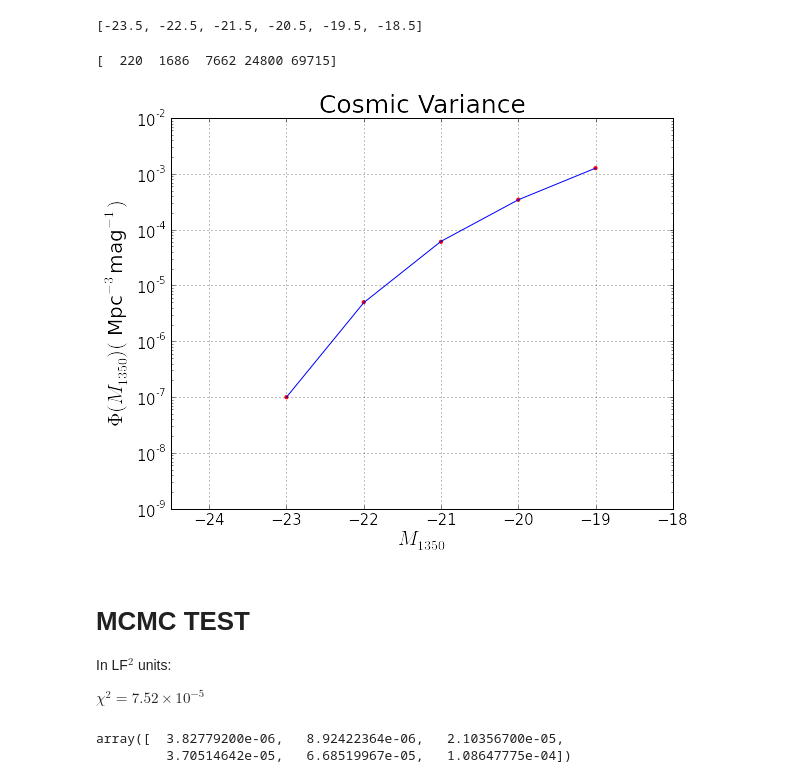
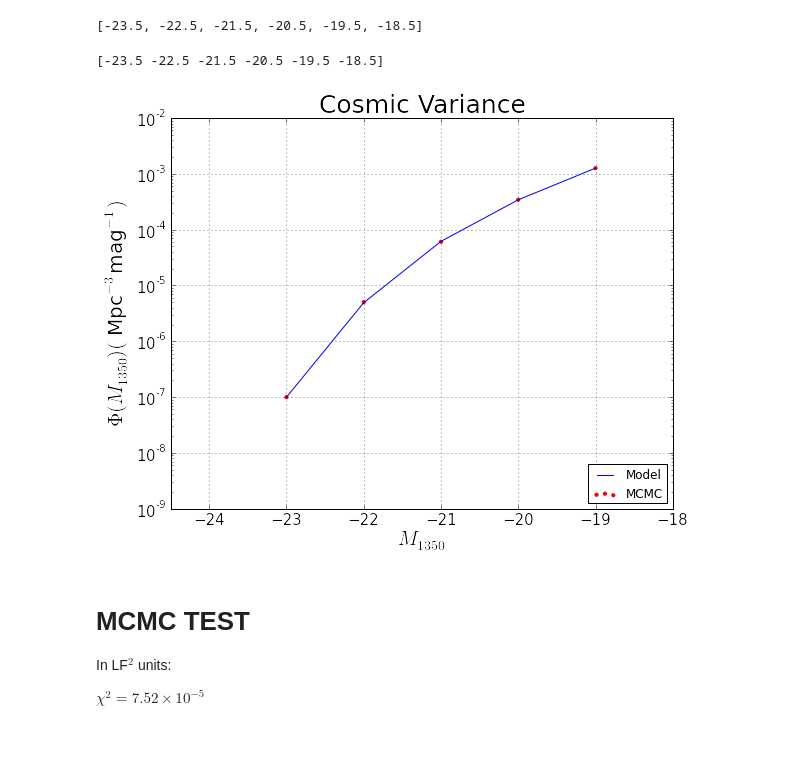
Before and after one commit to flgomezc/sfr-dmhm, a Jupyter notebook: test_program_trieste/Fitting Test.ipynb, the cells around one changed output. Saved outputs shown, nothing was run; the diff lists cells and outputs as text; code cells hidden in the pictures; blank space fills up the shorter version.

```diff
--- a/test_program_trieste/Fitting Test.ipynb
+++ b/test_program_trieste/Fitting Test.ipynb
@@ -40,33 +40,33 @@ L[:] = Luminosity(M[:], L_0, M_0, beta, gamma)
 Magnitude_UV_galaxy_list = 51.82 - 2.5 * np.log10(L[:])
 # %%
 HIST = histogram(Magnitude_UV_galaxy_list, HIST0_bins)
-print HIST[0]
+print HIST[1]
 # %% [output]
-[  220  1686  7662 24800 69715]
+[-23.5 -22.5 -21.5 -20.5 -19.5 -18.5]
 # %%
 figure(figsize(9,7))
 plot()
 ylabel(r"$\Phi(M_{1350})($ Mpc$^{-3}$mag$^{-1})$",fontsize=20)
 xlabel('$M_{1350}$',fontsize=20)
 plt.grid(True)
 title("Cosmic Variance",fontsize=25)
 tick_params(axis="both", labelsize=15)
 
 
-scatter( Obs_data0[:,0] , SH[0],s=10, color="red")
+scatter( Obs_data0[:,0] , SH[0],s=10, color="red", label="MCMC")
 #scatter( Obs_data1[:,0] , SH[0],s=10, color="red")
 #scatter( Obs_data2[:,0] , SH[1],s=10, color="black")
 #scatter( Obs_data3[:,0] , SH[2],s=10, color="blue")
 
-plot( Obs_data0[:,0] , 10**Obs_data0[:,1], "b-" )
+plot( Obs_data0[:,0] , 10**Obs_data0[:,1], "b-", label="Model" )
 #errorbar(Obs_data2[:,0],Obs_data2[:,1], xerr=Obs_data2xerror, yerr=Obs_data2yerror, fmt='.', color="0.40", label="Bouwens et al 2014")
 #errorbar(Obs_data1[:,0],Obs_data1[:,1], xerr=0.25, yerr=Obs_data1yerror, fmt='.', color="0.40", label="Willott et al 2013")
 #errorbar(Obs_data3[:,0],Obs_data3[:,1], xerr=Obs_data3xerror, yerr=Obs_data3yerror, fmt='.', color="0.40", label="McLure et al 2009")
-
+legend(loc=4)
 plt.axis([-24.5,-18,10**-9,0.01])
 yscale("log")
 # %% [output]
-[figure, old version]
+[figure, new version]
 # %% [markdown]
 # MCMC TEST
 
@@ -74,8 +74,3 @@ In LF$^2$ units:
 
 
 $\chi^2 = 7.52\times10^{-5}$
-# %%
-FH[63][2]
-# %% [output]
-array([  3.82779200e-06,   8.92422364e-06,   2.10356700e-05,
-         3.70514642e-05,   6.68519967e-05,   1.08647775e-04])
```
Also changed, not shown: parts of 1 cell of this notebook, 1 other file.
